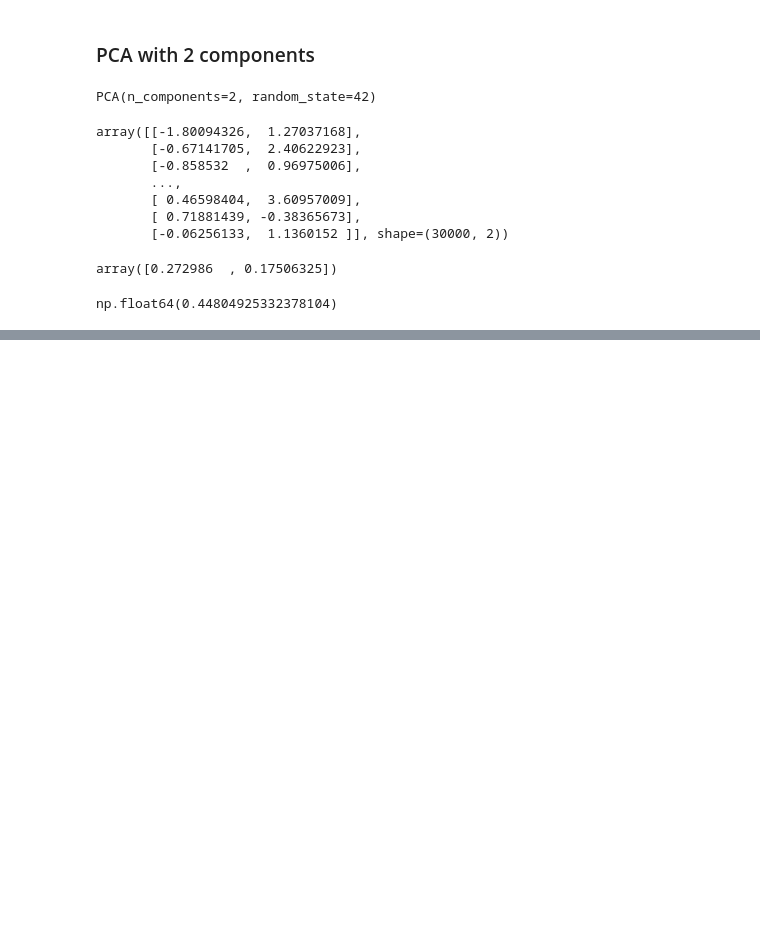
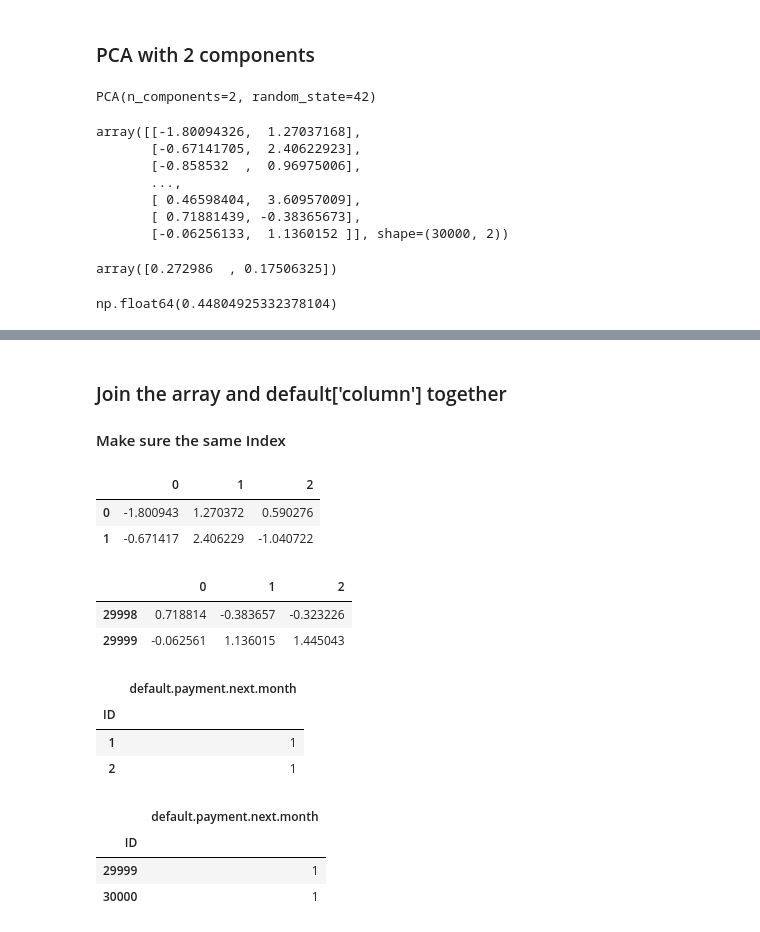
Before and after one commit to lis497/UCBerkeley-Haas-ML, a Jupyter notebook: M6/M6_TryIt_PCA_Summarizing_Data.ipynb, the cells around one changed output, grey strips where cells are left out. Drawn from its saved outputs; the diff is of its cells as text; code cells hidden in the pictures; blank space fills up the shorter version.

```diff
--- a/M6/M6_TryIt_PCA_Summarizing_Data.ipynb
+++ b/M6/M6_TryIt_PCA_Summarizing_Data.ipynb
@@ -183,0 +193,23 @@ fig, ax = plt.subplots(nrows=1,ncols=1,figsize=(10,9),
+# %% [markdown]
+### Join the array and default['column'] together
+#### Make sure the same Index
+# %%
+display(df_com.head(2))
+display(df_com.tail(2))
+display(default.head(2)[["default.payment.next.month"]])
+display(default.tail(2)[["default.payment.next.month"]])
+# %% [output]
+|  | 0 | 1 | 2 |
+| 0 | -1.800943 | 1.270372 | 0.590276 |
+| 1 | -0.671417 | 2.406229 | -1.040722 |
+|  | 0 | 1 | 2 |
+| 29998 | 0.718814 | -0.383657 | -0.323226 |
+| 29999 | -0.062561 | 1.136015 | 1.445043 |
+|  | default.payment.next.month |
+| ID |  |
+| 1 | 1 |
+| 2 | 1 |
+|  | default.payment.next.month |
+| ID |  |
+| 29999 | 1 |
+| 30000 | 1 |
```
Also changed, not shown: parts of 7 cells of this notebook.
